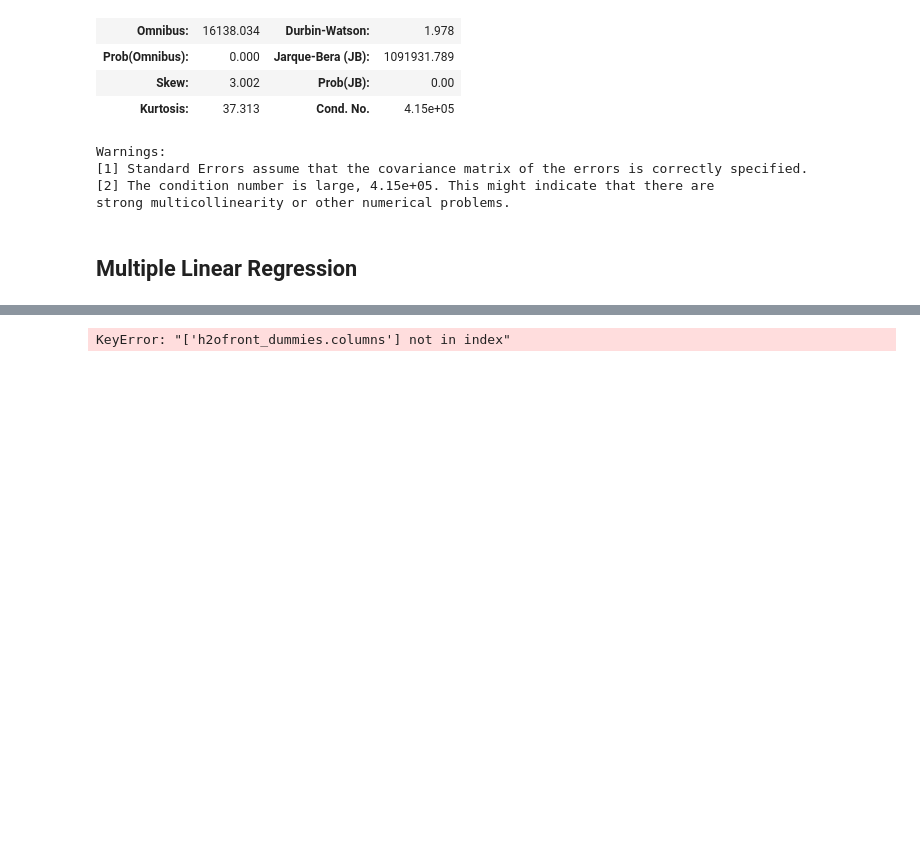
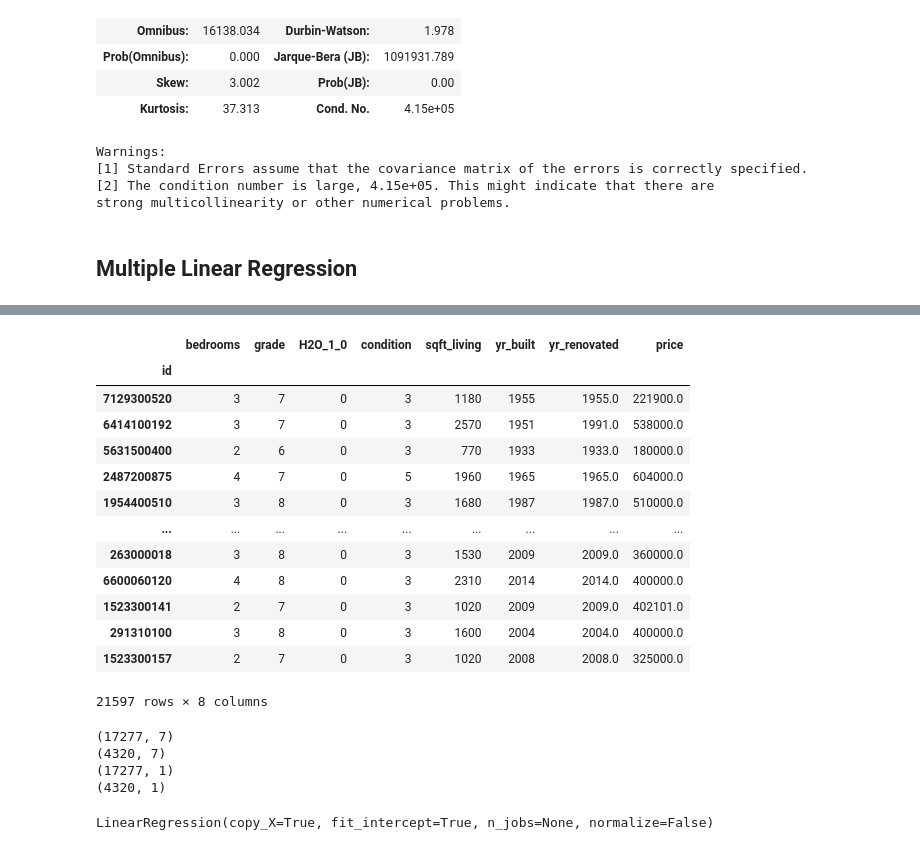
Before and after one commit to zhyde23/KC_Housing_Project, a Jupyter notebook: KC Housing Project-Final Submission.ipynb, the cells around one changed output, grey strips where cells are left out. Cells and saved outputs as stored; diff of their text form; code cells hidden in the pictures; blank space fills up the shorter version.

```diff
--- a/KC Housing Project-Final Submission.ipynb
+++ b/KC Housing Project-Final Submission.ipynb
@@ -465,7 +481,22 @@ Warnings:
 strong multicollinearity or other numerical problems.
+# %%
+df
+# %% [output]
+|  | bedrooms | grade | H2O_1_0 | condition | sqft_living | yr_built | yr_renovated | price |
+| id |  |  |  |  |  |  |  |  |
+| 7129300520 | 3 | 7 | 0 | 3 | 1180 | 1955 | 1955.0 | 221900.0 |
+| 6414100192 | 3 | 7 | 0 | 3 | 2570 | 1951 | 1991.0 | 538000.0 |
+| 5631500400 | 2 | 6 | 0 | 3 | 770 | 1933 | 1933.0 | 180000.0 |
+| 2487200875 | 4 | 7 | 0 | 5 | 1960 | 1965 | 1965.0 | 604000.0 |
+| 1954400510 | 3 | 8 | 0 | 3 | 1680 | 1987 | 1987.0 | 510000.0 |
+| ... | ... | ... | ... | ... | ... | ... | ... | ... |
+| 263000018 | 3 | 8 | 0 | 3 | 1530 | 2009 | 2009.0 | 360000.0 |
+| 6600060120 | 4 | 8 | 0 | 3 | 2310 | 2014 | 2014.0 | 400000.0 |
+| 1523300141 | 2 | 7 | 0 | 3 | 1020 | 2009 | 2009.0 | 402101.0 |
+| 291310100 | 3 | 8 | 0 | 3 | 1600 | 2004 | 2004.0 | 400000.0 |
+| 1523300157 | 2 | 7 | 0 | 3 | 1020 | 2008 | 2008.0 | 325000.0 |
+21597 rows × 8 columns
 # %%
-X = data_dum[['bathrooms', 'bedrooms', 'grade', 'h2ofront_dummies',
-          'condition', 'sqft_living', 'sqft_living15', 'yr_built', 'yr_renovated']]
-y = data_dum['price']
+X = pd.DataFrame(data_dum[['bedrooms', 'grade', 'H2O_1_0',
+          'condition', 'sqft_living', 'yr_built', 'yr_renovated']])
+y = pd.DataFrame(data_dum['price'])
-# %% [output]
-KeyError: "['h2ofront_dummies.columns'] not in index"
@@ -471,0 +506,16 @@ KeyError: "['h2ofront_dummies.columns'] not in index"
+# %%
+print(X_train.shape)
+print(X_test.shape)
+print(y_train.shape)
+print(y_test.shape)
+# %% [output]
+(17277, 7)
+(4320, 7)
+(17277, 1)
+(4320, 1)
+# %%
+from sklearn.linear_model import LinearRegression
+regressor = LinearRegression()
+regressor.fit(X_train, y_train)
+# %% [output]
+LinearRegression(copy_X=True, fit_intercept=True, n_jobs=None, normalize=False)
```
Also changed, not shown: parts of 26 cells of this notebook, 1 other file.
